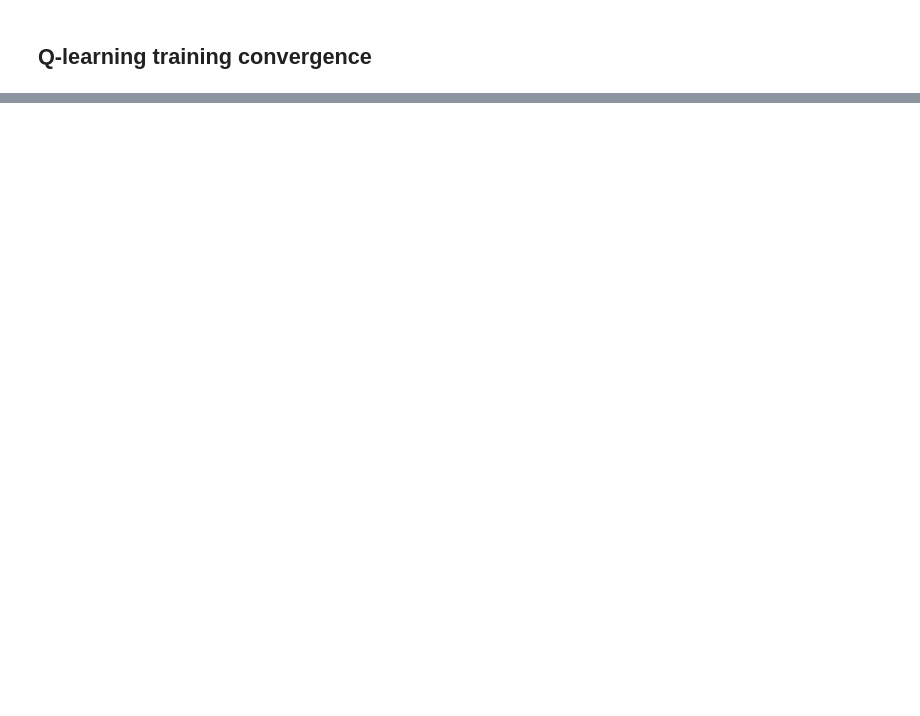
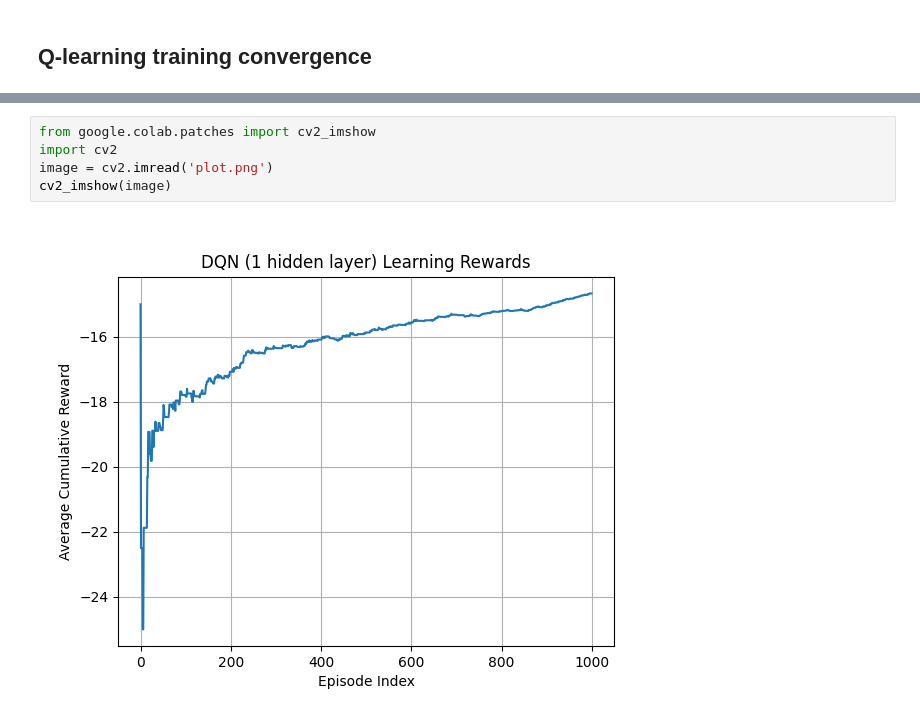
Before and after one commit to claudio966/tabular_rl, a Jupyter notebook: gambler_ruin/code_ADL_project_1_Optimal_and_Qlearning_Gambler_ruin.ipynb, the cells around one changed output, grey strips where cells are left out. Drawn from its saved outputs; the diff is of its cells as text; blank space fills up the shorter version.

```diff
--- a/gambler_ruin/code_ADL_project_1_Optimal_and_Qlearning_Gambler_ruin.ipynb
+++ b/gambler_ruin/code_ADL_project_1_Optimal_and_Qlearning_Gambler_ruin.ipynb
@@ -332,0 +354,7 @@ plt.show()
+# %%
+from google.colab.patches import cv2_imshow
+import cv2
+image = cv2.imread('plot.png')
+cv2_imshow(image)
+# %% [output]
+[figure, added]
```
Also changed, not shown: parts of 9 cells of this notebook.
